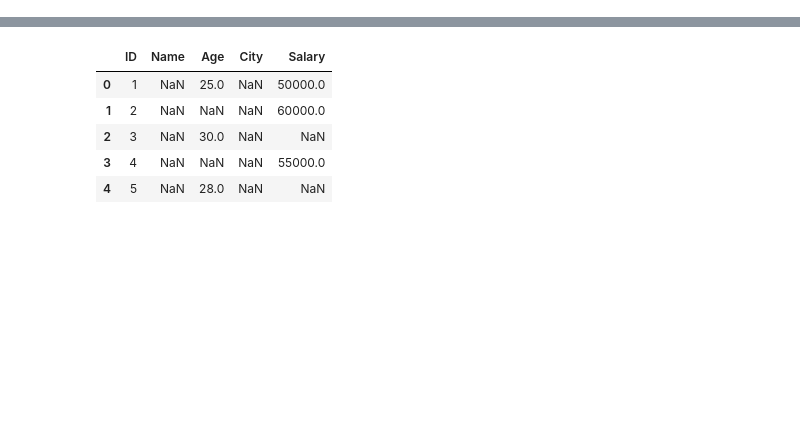
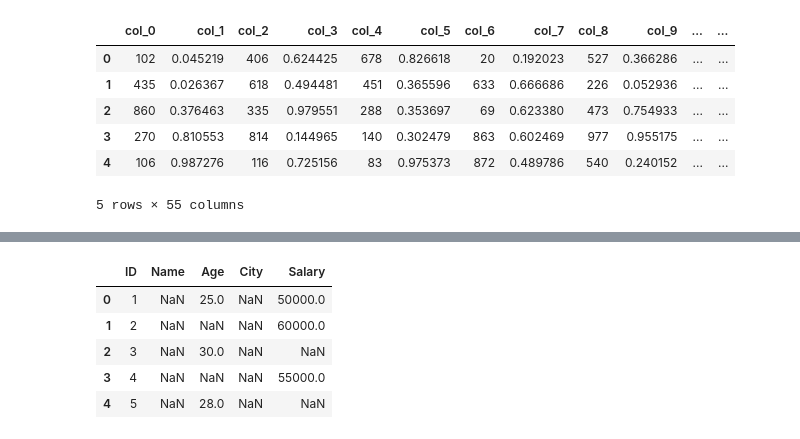
Before and after one commit to Baci-Ak/b-vista, a Jupyter notebook: testing.ipynb, the cells around one changed output, grey strips where cells are left out. Cells and saved outputs as stored; diff of their text form; code cells hidden in the pictures; blank space fills up the shorter version.

```diff
--- a/testing.ipynb
+++ b/testing.ipynb
@@ -1,10 +16,10 @@
 # %%
 import pandas as pd
 import numpy as np
-import bvista as bv
+
 
 # ✅ Define number of rows & columns
-num_rows = 100  # 100,000 rows
+num_rows = 1000  # 100,000 rows
 num_cols = 50  # 50 columns
 
 # ✅ Generate random data
@@ -22,3 +37,13 @@ data["text"] = np.random.choice(["hello", "world", "test", "data"], size=num_row
 
 # ✅ Create DataFrame
 df6 = pd.DataFrame(data)
+# %%
+df6.head()
+# %% [output]
+|  | col_0 | col_1 | col_2 | col_3 | col_4 | col_5 | col_6 | col_7 | col_8 | col_9 | ... | ... |
+| 0 | 102 | 0.045219 | 406 | 0.624425 | 678 | 0.826618 | 20 | 0.192023 | 527 | 0.366286 | ... | ... |
+| 1 | 435 | 0.026367 | 618 | 0.494481 | 451 | 0.365596 | 633 | 0.666686 | 226 | 0.052936 | ... | ... |
+| 2 | 860 | 0.376463 | 335 | 0.979551 | 288 | 0.353697 | 69 | 0.623380 | 473 | 0.754933 | ... | ... |
+| 3 | 270 | 0.810553 | 814 | 0.144965 | 140 | 0.302479 | 863 | 0.602469 | 977 | 0.955175 | ... | ... |
+| 4 | 106 | 0.987276 | 116 | 0.725156 | 83 | 0.975373 | 872 | 0.489786 | 540 | 0.240152 | ... | ... |
+5 rows × 55 columns
```
Also changed, not shown: parts of 85 cells of this notebook, 6 other files.
